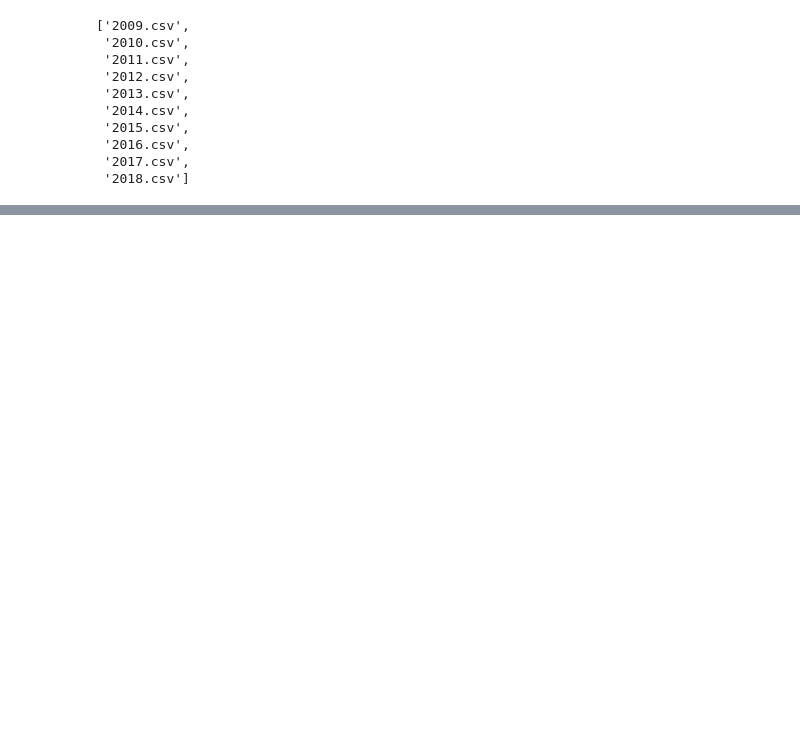
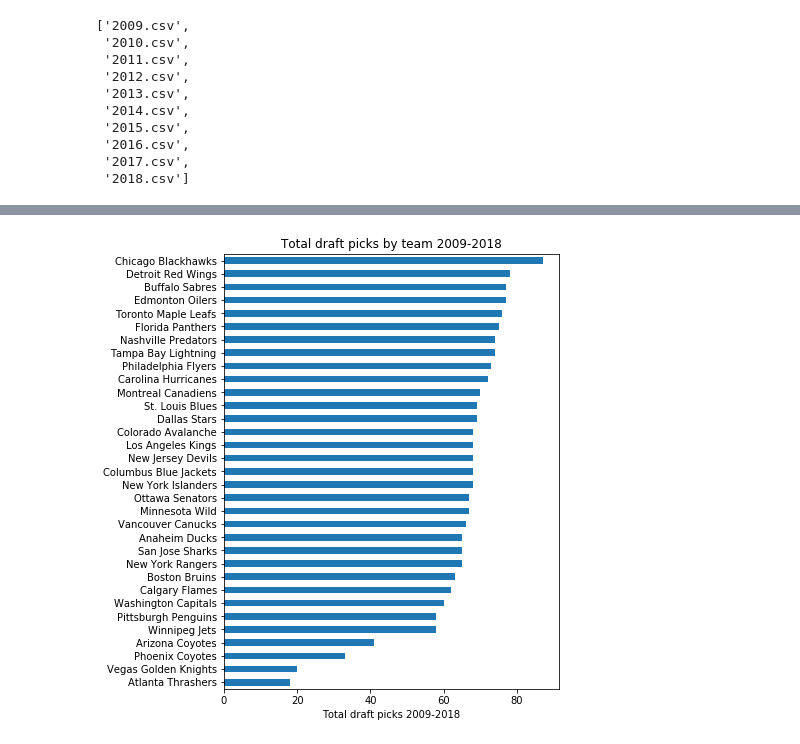
Before and after one commit to stepan-o/nhl_draft, a Jupyter notebook: notebooks/nhl_draft.ipynb, the cells around one changed output, grey strips where cells are left out. Drawn from its saved outputs; the diff is of its cells as text; code cells hidden in the pictures; blank space fills up the shorter version.

Commit message:
read data, sanity checks, plot total/#1 picks by team, total picks by country

```diff
--- a/notebooks/nhl_draft.ipynb
+++ b/notebooks/nhl_draft.ipynb
@@ -29,7 +35,7 @@ frames = []
 for csv in csv_files:
     #  Read csv into a DataFrame: df
     df = pd.read_csv(csv)
-    df['year'] = csv[-8:-5]
+    df['year'] = int(csv[-8:-4])
     # Append df to frames
     frames.append(df)
 df = pd.concat(frames)
@@ -71,0 +112,7 @@ memory usage: 444.2+ KB
+# %%
+ax = df['Team'].value_counts().sort_values()\
+    .plot(kind='barh', figsize=(6, 8),
+          title='Total draft picks by team 2009-2018')
+ax.set_xlabel("Total draft picks 2009-2018");
+# %% [output]
+[figure, added]
```
Also changed, not shown: parts of 12 cells of this notebook.
